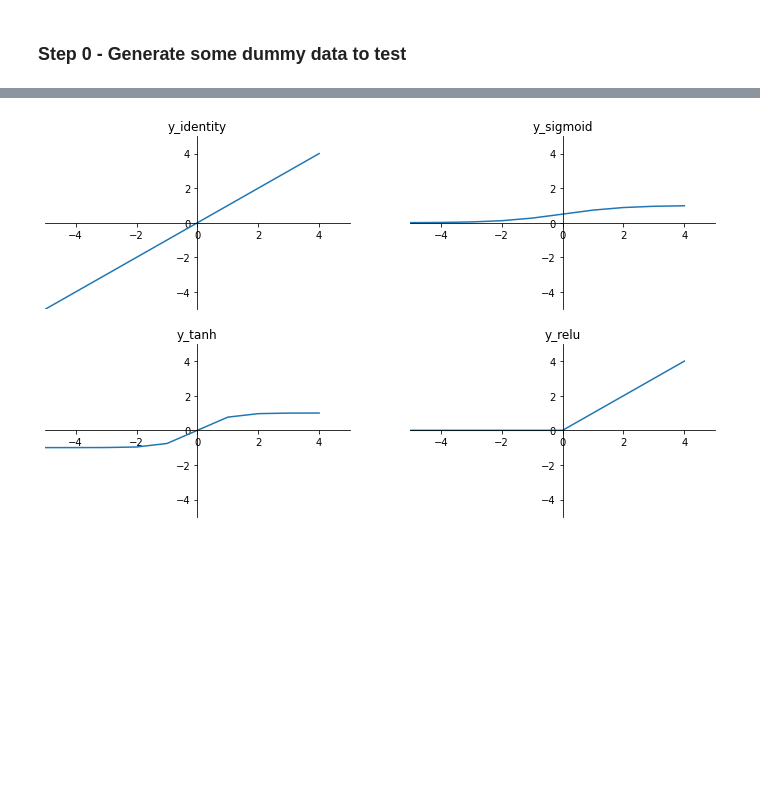
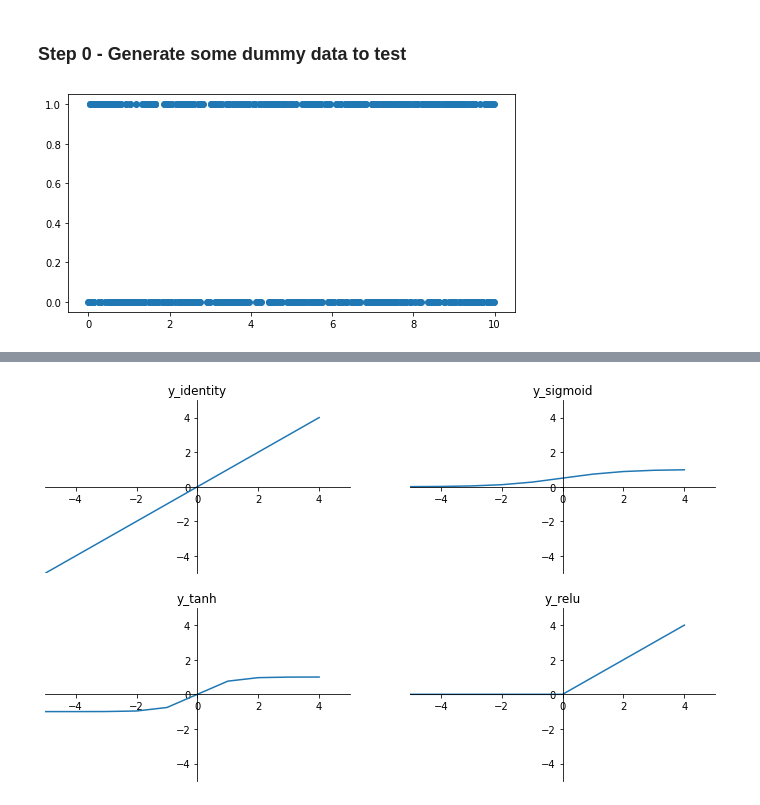
Before and after one commit to syip0005/learning_neural_nets, a Jupyter notebook: feedforward_neural_net.ipynb, the cells around one changed output, grey strips where cells are left out. Drawn from its saved outputs; the diff is of its cells as text; code cells hidden in the pictures; blank space fills up the shorter version.

```diff
--- a/feedforward_neural_net.ipynb
+++ b/feedforward_neural_net.ipynb
@@ -51,6 +54,23 @@ import math
 %matplotlib inline
 # %% [markdown]
 ### Step 0 - Generate some dummy data to test
+# %%
+# Generate 600 rows for 3 dimensional data (between 0 and 10) along with a binary classificaiton of 0s and 1s
+
+x_data_1 = np.random.rand(1,3)*10 # single record for testing
+
+x_data = np.random.rand(600, 3) * 10
+y_data = np.random.choice([0,1],size=(600,1))
+
+# Let's have a look at just the first column of this to ensure random variables came out correctly
+
+fig, ax = plt.subplots(figsize=(8,4))
+
+ax.scatter(x_data[:,1], y_data)
+
+plt.show()
+# %% [output]
+[figure, added]
 # %% [markdown]
 ### Step 1 - Activation Functions
 
```
Also changed, not shown: parts of 9 cells of this notebook, 1 other file.
